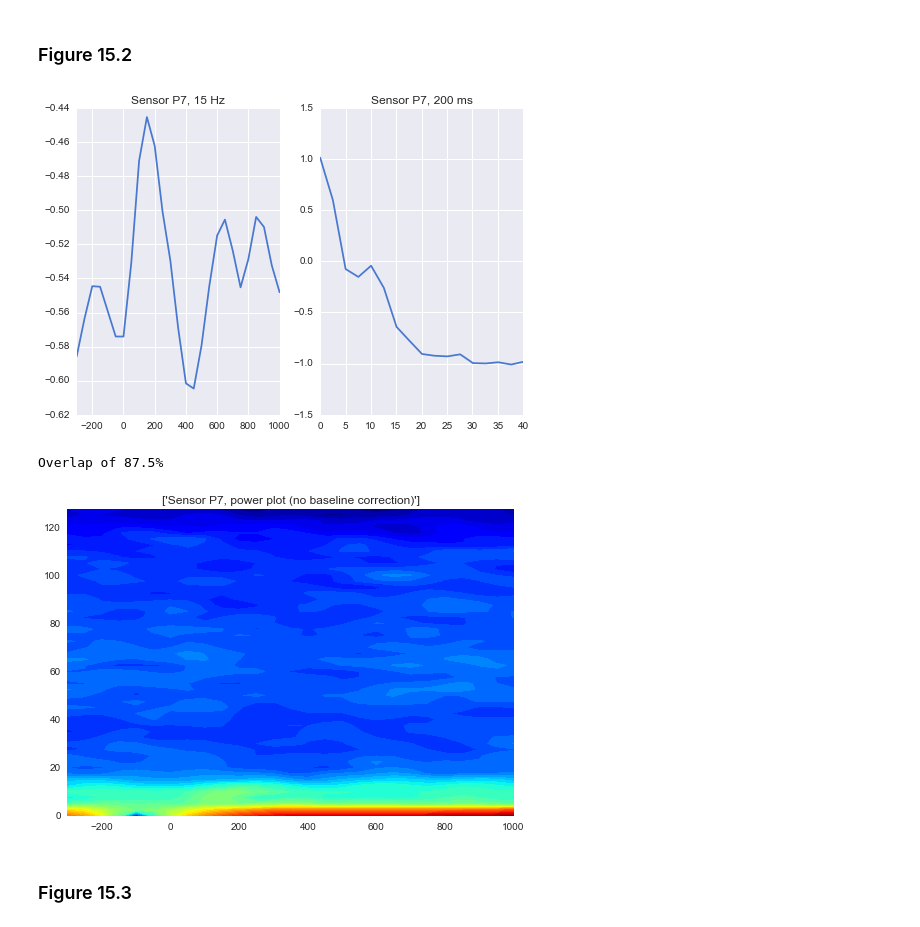
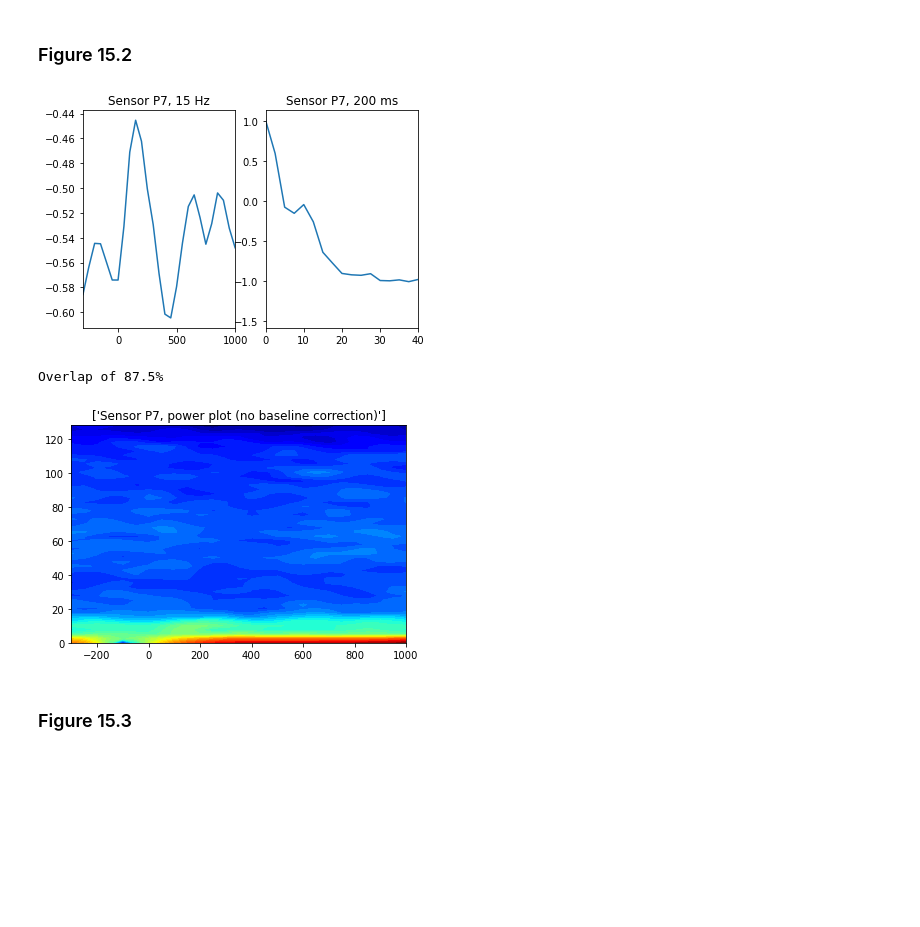
Before and after one commit to lyndond/Analyzing_Neural_Time_Series, a Jupyter notebook: chapter15.ipynb, the cells around one changed output. Cells and saved outputs as stored; diff of their text form; code cells hidden in the pictures; blank space fills up the shorter version.

```diff
--- a/chapter15.ipynb
+++ b/chapter15.ipynb
@@ -21,7 +13,3 @@ Import optional library for prettier plots
-# %%
-import seaborn as sns
-sns.set_palette('muted')
-sns.set_style('darkgrid')
 # %% [markdown]
 Import EEGdata from mat file using scipy.io
 # %%
@@ -100,62 +80,59 @@ timepoint2plot = 200 # ms
 
 # convert from ms to index
 times2saveidx = np.zeros(times2save.shape);
-for i in xrange(len(times2save)):
+for i in range(len(times2save)):
     times2saveidx[i]=np.argmin(absolute(EEGtimes-times2save[i]))
 
-
-timewinidx = np.round(timewin/(1000/EEGsrate));
+timewinidx = int(timewin/(1000/EEGsrate));
 chan2useidx = EEGchanlocslabels == channel2plot
 
 #create hann taper
 hann_win = .5*(1-cos(2*pi*(np.arange(timewinidx))/(timewinidx-1)));
 hann_win = np.reshape(hann_win,[len(hann_win),1])
 #define frequencies
-frex = linspace(0,EEGsrate/2,floor(timewinidx/2)+1);
+frex = linspace(0, EEGsrate/2, timewinidx//2+1);
 
 #initialize power output matrix
 tf = np.zeros([len(frex),len(times2save)])
 
 #loop over time points and perform FFT
-for timepointi in xrange(len(times2save)):
+for timepointi in range(len(times2save)):
 
     #extract time series data for this center time point
     # note: the 'mod' function here corrects for even or odd number of points
 
     selectedData = EEGdata[chan2useidx, int(times2saveidx[timepointi]-floor(timewinidx/2)-1):int(times2saveidx[timepointi]+floor(timewinidx/2)-((timewinidx+1)%2)),:]
 
     tempdat = np.squeeze(selectedData)
 
     #multiply the two arrays together by broadcasting
     taperdat = tempdat * hann_win
 
 
     fdat = fft(taperdat,axis=0)/timewinidx #
     tf[:,timepointi] = np.mean(absolute(fdat[:int(floor(timewinidx/2)+1),:])**2,axis=1)
 
-
-
 subplot(121)
 freq2plotidx=np.argmin(absolute(frex-frequency2plot));
 plot(times2save,np.mean(log10(tf[freq2plotidx-3:freq2plotidx+3,:]),axis=0))
 title( 'Sensor ' + channel2plot + ', ' + str(frequency2plot) +' Hz' )
 _=setp(gca(),'xlim',[times2save[0] ,times2save[-1]])
 
 subplot(122)
 time2plotidx=np.argmin(absolute(times2save-timepoint2plot));
 plot(frex,log10(tf[:,time2plotidx]))
 title( 'Sensor ' + channel2plot + ', ' + str(timepoint2plot) +' ms' )
 _=setp(gca(),'xlim',[frex[0], 40])
 # %% [output]
-[figure, old version]
+[figure, new version]
 # %%
 contourf(times2save,frex,log10(tf),40,cmap=cm.jet)
 title([ 'Sensor ' + channel2plot + ', power plot (no baseline correction)' ])
 
-print  'Overlap of '  + str(100*(1-np.mean(np.diff(times2save))/timewin)) + '%'
+print('Overlap of '  + str(100*(1-np.mean(np.diff(times2save))/timewin)) + '%')
 # %% [output]
 Overlap of 87.5%
-[figure, old version]
+[figure, new version]
 # %% [markdown]
 ### Figure 15.3
 # %%
```
Also changed, not shown: parts of 8 cells of this notebook.
